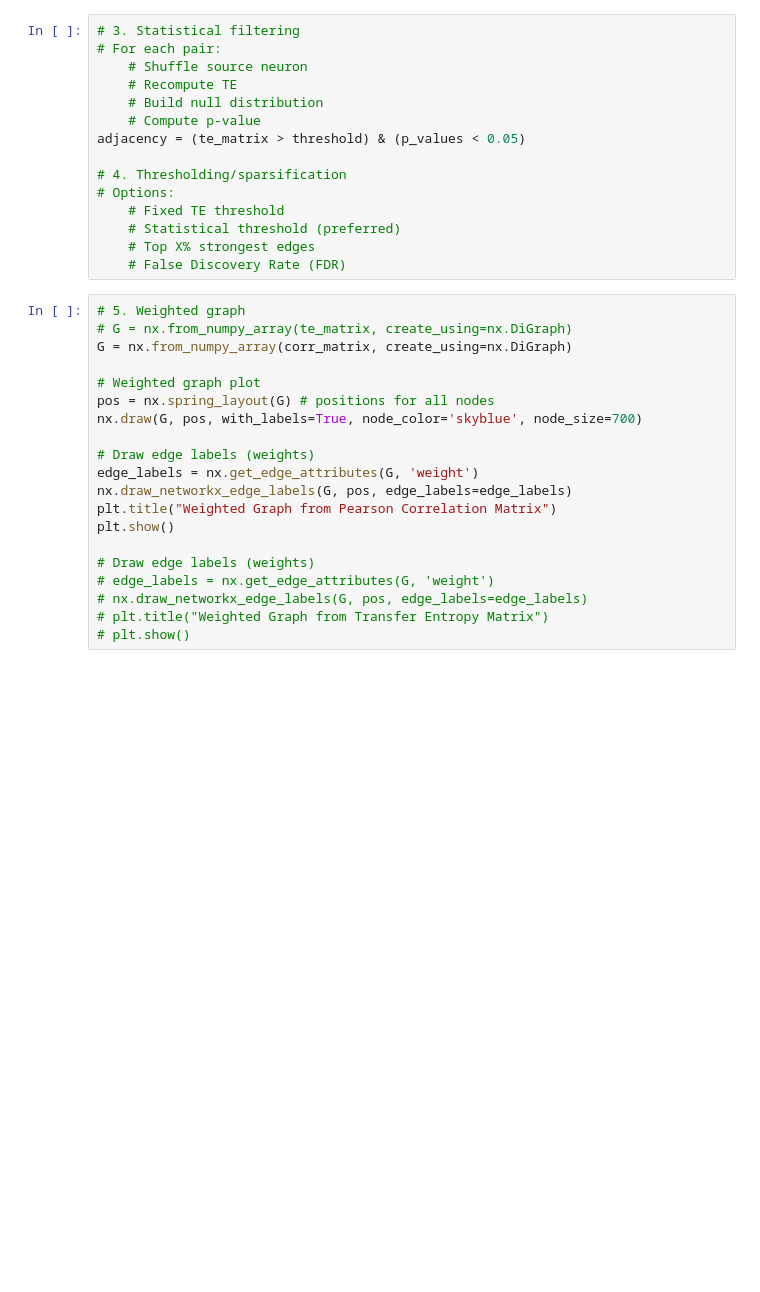
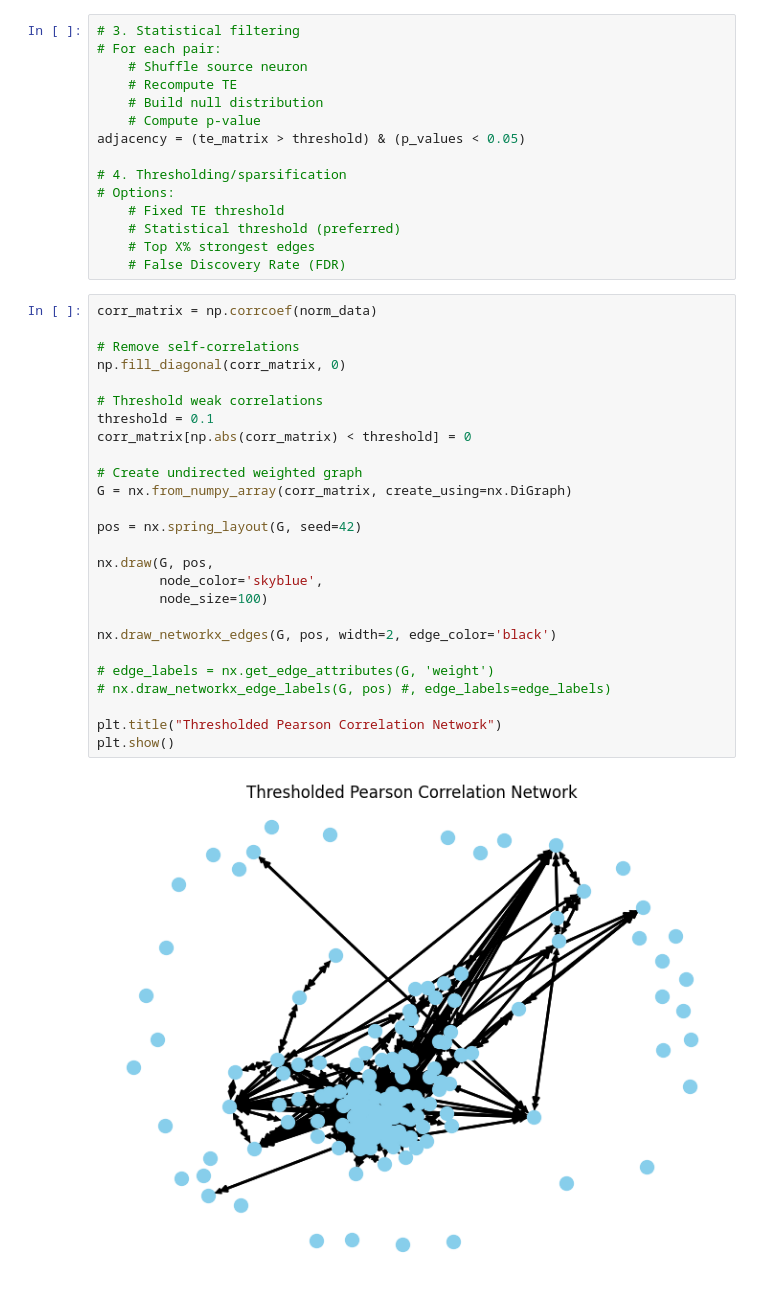
Before and after one commit to c-carolinel/jc, a Jupyter notebook: 1_preprocessing.ipynb, the cells around one changed output. Drawn from its saved outputs; the diff is of its cells as text; blank space fills up the shorter version.

```diff
--- a/1_preprocessing.ipynb
+++ b/1_preprocessing.ipynb
@@ -67,24 +69,32 @@ adjacency = (te_matrix > threshold) & (p_values < 0.05)
     # Statistical threshold (preferred)
     # Top X% strongest edges
     # False Discovery Rate (FDR)
-# %%
-# 5. Weighted graph
-# G = nx.from_numpy_array(te_matrix, create_using=nx.DiGraph)
-G = nx.from_numpy_array(corr_matrix, create_using=nx.DiGraph)
-
-# Weighted graph plot
-pos = nx.spring_layout(G) # positions for all nodes
-nx.draw(G, pos, with_labels=True, node_color='skyblue', node_size=700)
-
-# Draw edge labels (weights)
-edge_labels = nx.get_edge_attributes(G, 'weight')
-nx.draw_networkx_edge_labels(G, pos, edge_labels=edge_labels)
-plt.title("Weighted Graph from Pearson Correlation Matrix")
-plt.show()
-
-# Draw edge labels (weights)
-# edge_labels = nx.get_edge_attributes(G, 'weight')
-# nx.draw_networkx_edge_labels(G, pos, edge_labels=edge_labels)
-# plt.title("Weighted Graph from Transfer Entropy Matrix")
-# plt.show()
+# %%
+corr_matrix = np.corrcoef(norm_data)
+
+# Remove self-correlations
+np.fill_diagonal(corr_matrix, 0)
+
+# Threshold weak correlations
+threshold = 0.1
+corr_matrix[np.abs(corr_matrix) < threshold] = 0
+
+# Create undirected weighted graph
+G = nx.from_numpy_array(corr_matrix, create_using=nx.DiGraph)
+
+pos = nx.spring_layout(G, seed=42)
+
+nx.draw(G, pos,
+        node_color='skyblue',
+        node_size=100)
+
+nx.draw_networkx_edges(G, pos, width=2, edge_color='black')
+
+# edge_labels = nx.get_edge_attributes(G, 'weight')
+# nx.draw_networkx_edge_labels(G, pos) #, edge_labels=edge_labels)
+
+plt.title("Thresholded Pearson Correlation Network")
+plt.show()
+# %% [output]
+[figure, added]
 # %%
```
Also changed, not shown: parts of 3 cells of this notebook, 2 other files.
